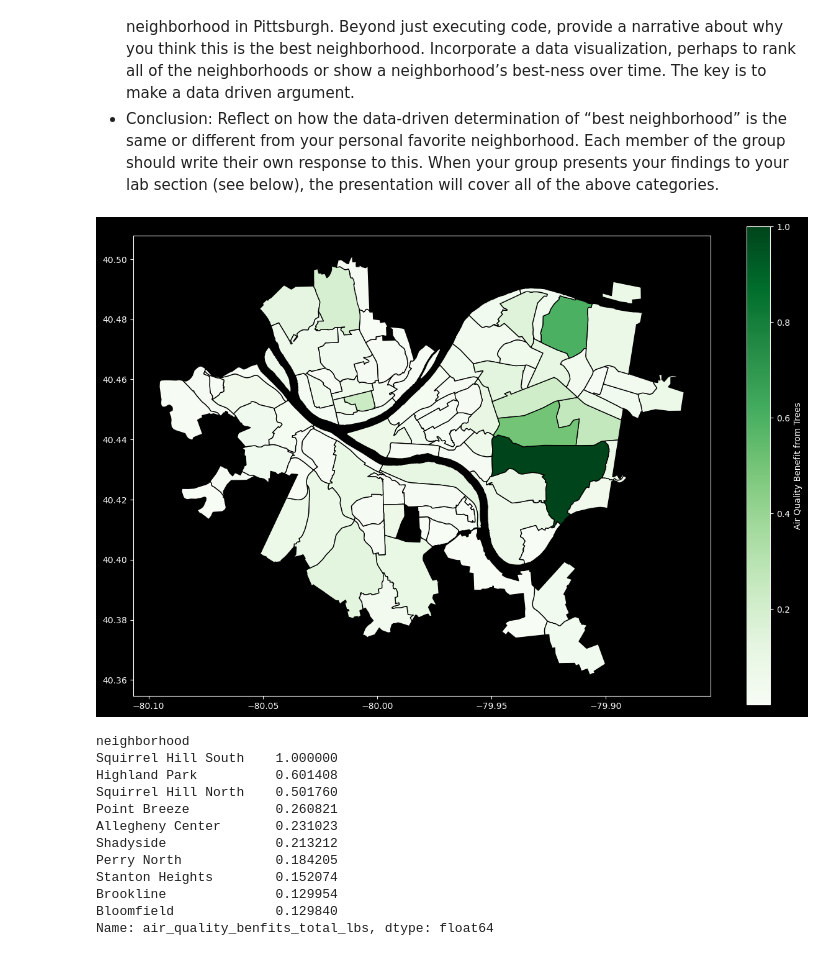
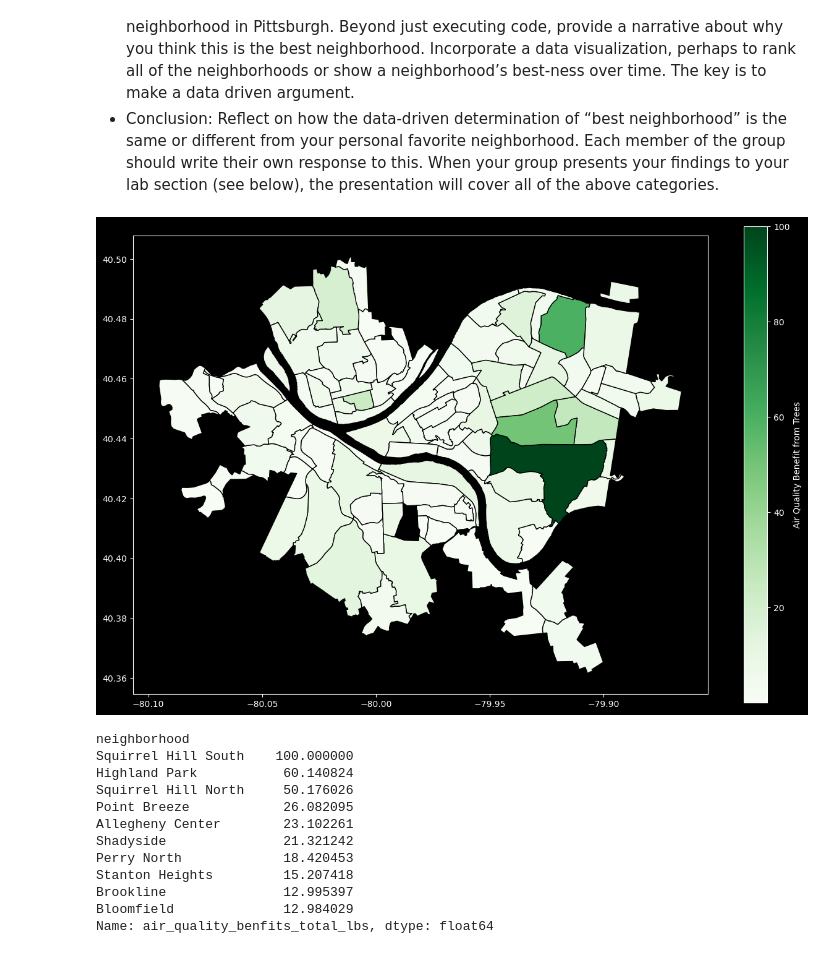
Before and after one commit to meee57/Big-Ideas-Final, a Jupyter notebook: Big Ideas Final/Trees.ipynb, the cells around one changed output. Cells and saved outputs as stored; diff of their text form; code cells hidden in the pictures.

```diff
--- a/Big Ideas Final/Trees.ipynb
+++ b/Big Ideas Final/Trees.ipynb
@@ -18,31 +18,31 @@ data = pd.read_csv("trees.csv",low_memory=False)
 # %%
 trees_benefit = data.groupby("neighborhood").sum()['air_quality_benfits_total_lbs'] # extract the necessary data
 trees_benefit_max = max(data.groupby("neighborhood").sum()['air_quality_benfits_total_lbs'])
-trees_benefit = trees_benefit/trees_benefit_max
+trees_benefit = trees_benefit/trees_benefit_max*100
 neighborhoods = geopandas.read_file("Neighborhoods/Neighborhoods_.shp") # read in the shapefile
 trees_map = neighborhoods.merge(trees_benefit, how='left', left_on='hood', right_on='neighborhood') # make the map
 trees_map.plot(column='air_quality_benfits_total_lbs', # set the data to be used for coloring
                cmap='Greens',              # choose a color palette
                edgecolor="Black",        # outline the districts in white
                legend=True,              # show the legend
                legend_kwds={'label': "Air Quality Benefit from Trees"}, # label the legend
                figsize=(15, 10),         # set the size
                missing_kwds={"color": "lightgrey"} # set disctricts with no data to gray
                )
 plt.style.use('dark_background')
 plt.show()
 trees_benefit.sort_values(ascending=False).head(10)
 # %% [output]
-[figure, old version]
+[figure, new version]
 neighborhood
-Squirrel Hill South    1.000000
-Highland Park          0.601408
-Squirrel Hill North    0.501760
-Point Breeze           0.260821
-Allegheny Center       0.231023
-Shadyside              0.213212
-Perry North            0.184205
-Stanton Heights        0.152074
-Brookline              0.129954
-Bloomfield             0.129840
+Squirrel Hill South    100.000000
+Highland Park           60.140824
+Squirrel Hill North     50.176026
+Point Breeze            26.082095
+Allegheny Center        23.102261
+Shadyside               21.321242
+Perry North             18.420453
+Stanton Heights         15.207418
+Brookline               12.995397
+Bloomfield              12.984029
 Name: air_quality_benfits_total_lbs, dtype: float64
```
